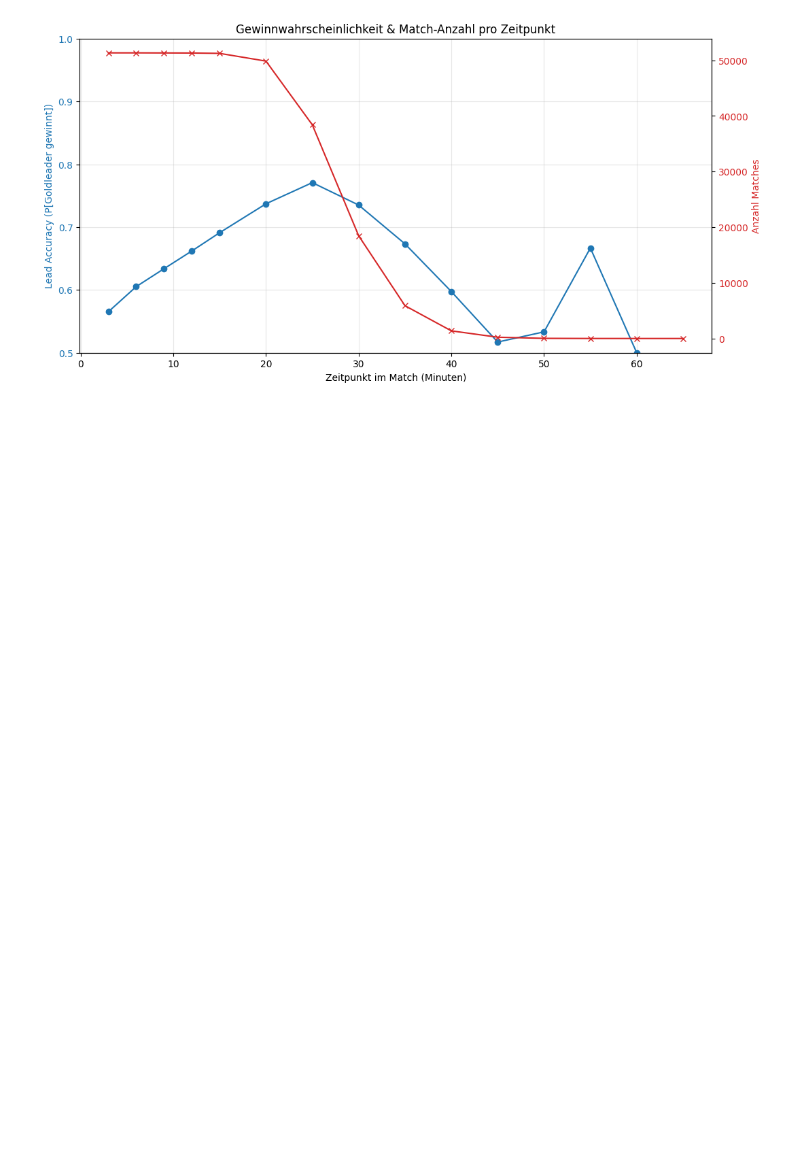
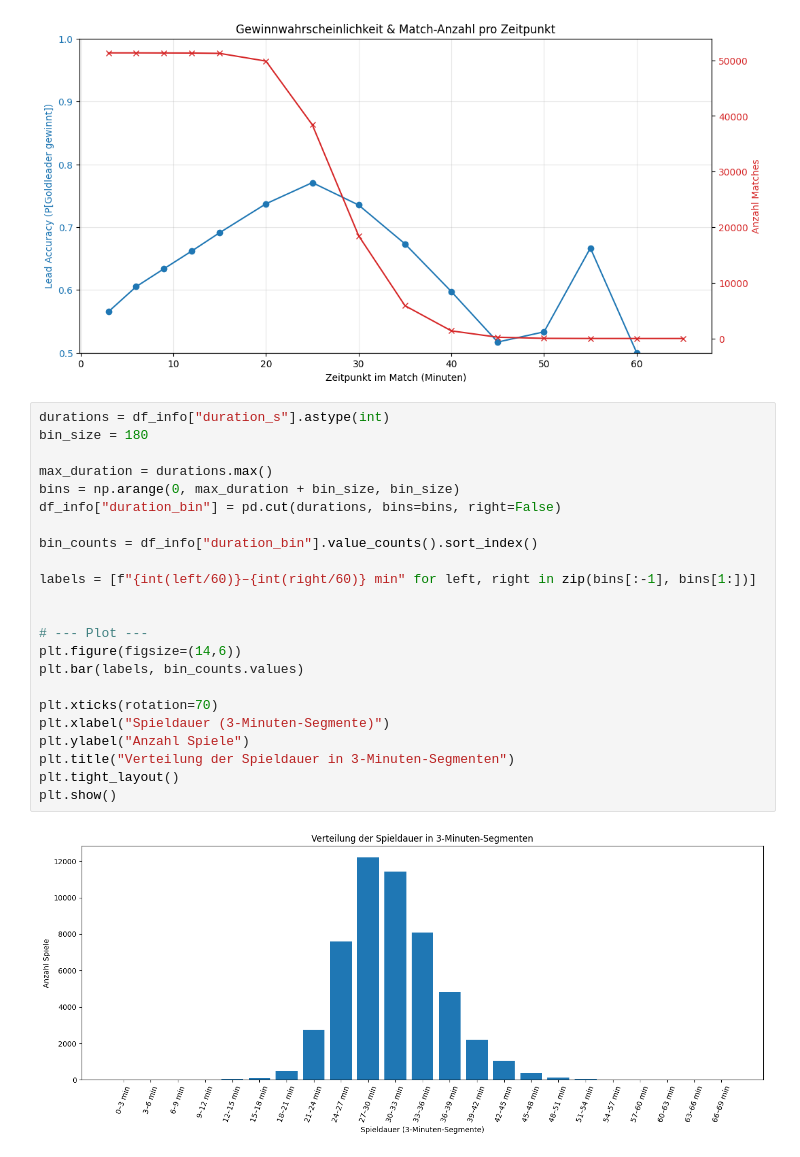
Before and after one commit to NovaCaller/deadlock-win-prediction, a Jupyter notebook: Notebooks/analyse_teamgold.ipynb, the cells around one changed output. Saved outputs shown, nothing was run; the diff lists cells and outputs as text; blank space fills up the shorter version.

```diff
--- a/Notebooks/analyse_teamgold.ipynb
+++ b/Notebooks/analyse_teamgold.ipynb
@@ -349,3 +350,28 @@ plt.title("Gewinnwahrscheinlichkeit & Match-Anzahl pro Zeitpunkt")
 plt.show()
 # %% [output]
 [figure]
+# %%
+durations = df_info["duration_s"].astype(int)
+bin_size = 180
+
+max_duration = durations.max()
+bins = np.arange(0, max_duration + bin_size, bin_size)
+df_info["duration_bin"] = pd.cut(durations, bins=bins, right=False)
+
+bin_counts = df_info["duration_bin"].value_counts().sort_index()
+
+labels = [f"{int(left/60)}–{int(right/60)} min" for left, right in zip(bins[:-1], bins[1:])]
+
+
+# --- Plot ---
+plt.figure(figsize=(14,6))
+plt.bar(labels, bin_counts.values)
+
+plt.xticks(rotation=70)
+plt.xlabel("Spieldauer (3-Minuten-Segmente)")
+plt.ylabel("Anzahl Spiele")
+plt.title("Verteilung der Spieldauer in 3-Minuten-Segmenten")
+plt.tight_layout()
+plt.show()
+# %% [output]
+[figure, added]
```
Also changed, not shown: parts of 1 cell of this notebook.
